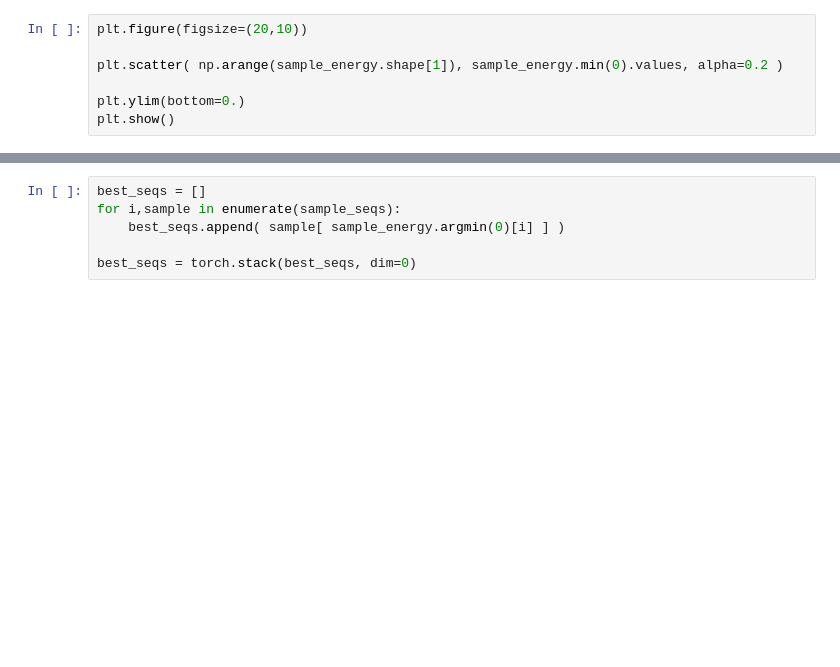
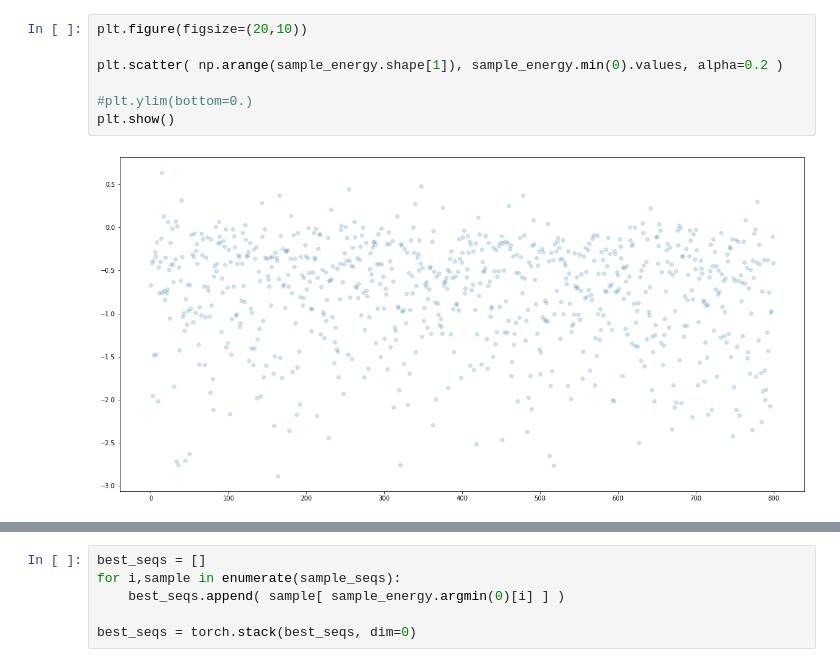
Before and after one commit to sjgosai/boda2, a Jupyter notebook: analysis/SG009__pyro/pyro_seq_sampling.ipynb, the cells around one changed output, grey strips where cells are left out. Drawn from its saved outputs; the diff is of its cells as text; blank space fills up the shorter version.

```diff
--- a/analysis/SG009__pyro/pyro_seq_sampling.ipynb
+++ b/analysis/SG009__pyro/pyro_seq_sampling.ipynb
@@ -351,7 +307,9 @@ plt.show()
 # %%
 plt.figure(figsize=(20,10))
 
 plt.scatter( np.arange(sample_energy.shape[1]), sample_energy.min(0).values, alpha=0.2 )
 
-plt.ylim(bottom=0.)
+#plt.ylim(bottom=0.)
 plt.show()
+# %% [output]
+[figure, added]
```
Also changed, not shown: parts of 40 cells of this notebook, 3 other files.
